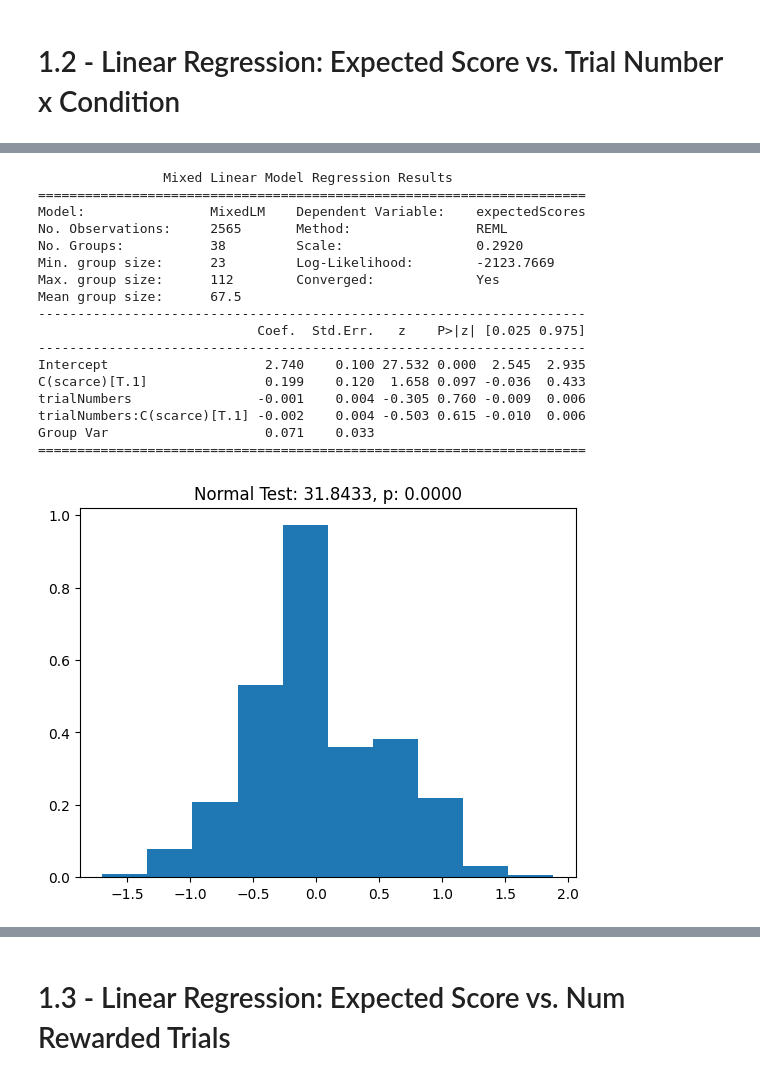
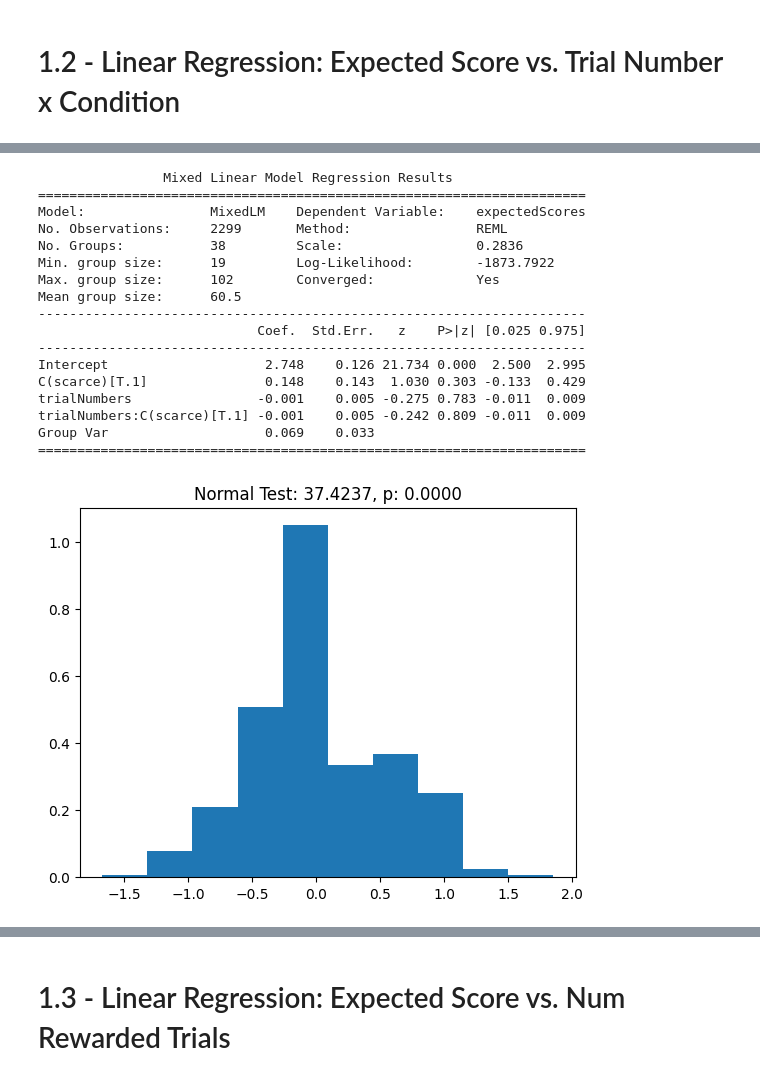
Before and after one commit to srinidhisrinivas/mcl-scarcity-mouselab, a Jupyter notebook: analysis/Data Analysis.ipynb, the cells around one changed output, grey strips where cells are left out. Cells and saved outputs as stored; diff of their text form; code cells hidden in the pictures.

```diff
--- a/analysis/Data Analysis.ipynb
+++ b/analysis/Data Analysis.ipynb
@@ -858,5 +899,5 @@ plt.show()
 # %%
-control_partition = 7 # Somehow choose based on possible candidates
+control_partition = partition_candidates[0] # Somehow choose based on possible candidates
 
 # Separating into learning and performance phase
 control_learning_data = analysis_data.loc[(analysis_data.scarce == 0) & (analysis_data.trialNumbers <= control_partition)]
@@ -1026,0 +1185,13 @@ scarce_partition_plot_data_joint = [data for data in scarce_plot_data if data[0]
+# %%
+# Showing GLM results - scarce
+candidate_glm_results_scarce = [data for data in scarce_glm_results if float(data[0]) in partition_candidates]
+
+for trialNum, results_1, results_2 in candidate_glm_results_scarce:
+    print("Trial Num: {}".format(trialNum))
+    print("\nTwo-Slope Model:\nBIC LLF: {0:0.4f}\n\nBIC Deviance: {1:0.4f}\n\nAIC: {2:0.4f}\n"
+          .format(results_1.bic_llf,results_1.bic_deviance, results_1.aic))
+    print(results_1.summary())
+
+    print("\nOne-Slope Model:\nBIC LLF: {0:0.4f}\n\nBIC Deviance: {1:0.4f}\n\nAIC: {2:0.4f}\n"
+          .format(results_2.bic_llf,results_2.bic_deviance, results_2.aic))
+    print(results_2.summary())
@@ -1026,0 +1504,13 @@ scarce_partition_plot_data_joint = [data for data in scarce_plot_data if data[0]
+# %%
+control_partition = partition_candidates[0] # Somehow choose based on possible candidates
+
+# Separating into learning and performance phase
+control_learning_data = analysis_data.loc[(analysis_data.scarce == 0) & (analysis_data.trialNumbers <= control_partition)]
+control_performance_data = analysis_data.loc[(analysis_data.scarce ==0) & (analysis_data.trialNumbers > control_partition)]
+
+# Without transformation
+control_learning_data_orig = filtered_data.loc[(filtered_data.scarce == 1) & (filtered_data.trialNumbers <= control_partition)]
+control_performance_data_orig = filtered_data.loc[(filtered_data.scarce ==1) & (filtered_data.trialNumbers > control_partition)]
+
+# Store the slope, intercept, etc. of the best partition
+control_partition_plot_data = [data for data in candidate_plot_data_control if data[0] == control_partition][0]
@@ -1026,0 +1844,13 @@ scarce_partition_plot_data_joint = [data for data in scarce_plot_data if data[0]
+# %%
+scarce_partition = 18 # partition_candidates[0] # Somehow choose based on possible candidates
+
+# Separating into learning and performance phase
+scarce_learning_data = analysis_data.loc[(analysis_data.scarce == 1) & (analysis_data.trialNumbers <= scarce_partition)]
+scarce_performance_data = analysis_data.loc[(analysis_data.scarce ==1) & (analysis_data.trialNumbers > scarce_partition)]
+
+# Without transformation
+scarce_learning_data_orig = filtered_data.loc[(filtered_data.scarce == 1) & (filtered_data.trialNumbers <= scarce_partition)]
+scarce_performance_data_orig = filtered_data.loc[(filtered_data.scarce ==1) & (filtered_data.trialNumbers > scarce_partition)]
+
+# Store the slope, intercept, etc. of the best partition
+scarce_partition_plot_data = [data for data in candidate_plot_data_scarce if data[0] == scarce_partition][0]
@@ -1128,45 +1960,45 @@ plt.show()
 # Performance Phase
 
 if joint_partition:
-    learning_df = all_performance_data
+    performance_df = all_performance_data
 else:
-    learning_df = pd.concat([scarce_performance_data, control_performance_data]).reset_index(drop=True)
+    performance_df = pd.concat([scarce_performance_data, control_performance_data]).reset_index(drop=True)
 
 # performance_df = scarce_performance_data
 
 formula = 'expectedScores ~ trialNumbers + C(scarce) + trialNumbers:C(scarce)'
 
 mixed = True
 
 if mixed:
     glm = smf.mixedlm(formula=formula, data=performance_df, groups=performance_df['workerId'])
 else:
     glm = smf.glm(formula=formula, data=performance_df)
 
 results = glm.fit()
 
 print(results.summary())
 resids = results.resid_response if not mixed else results.resid
 normaltest = scipy.stats.normaltest(resids)
 plt.hist(resids, density=True)
 plt.title("Normal Test: {0:0.4f}, p: {1:0.4f}".format(normaltest[0], normaltest[1]))
 plt.show()
 # %% [output]
                 Mixed Linear Model Regression Results
 ======================================================================
 Model:                MixedLM    Dependent Variable:    expectedScores
-No. Observations:     2565       Method:                REML
-No. Groups:           38         Scale:                 0.2920
-Min. group size:      23         Log-Likelihood:        -2123.7669
-Max. group size:      112        Converged:             Yes
-Mean group size:      67.5
+No. Observations:     2299       Method:                REML
+No. Groups:           38         Scale:                 0.2836
+Min. group size:      19         Log-Likelihood:        -1873.7922
+Max. group size:      102        Converged:             Yes
+Mean group size:      60.5
 ----------------------------------------------------------------------
                             Coef.  Std.Err.   z    P>|z| [0.025 0.975]
 ----------------------------------------------------------------------
-Intercept                    2.740    0.100 27.532 0.000  2.545  2.935
-C(scarce)[T.1]               0.199    0.120  1.658 0.097 -0.036  0.433
-trialNumbers                -0.001    0.004 -0.305 0.760 -0.009  0.006
-trialNumbers:C(scarce)[T.1] -0.002    0.004 -0.503 0.615 -0.010  0.006
-Group Var                    0.071    0.033
+Intercept                    2.748    0.126 21.734 0.000  2.500  2.995
+C(scarce)[T.1]               0.148    0.143  1.030 0.303 -0.133  0.429
+trialNumbers                -0.001    0.005 -0.275 0.783 -0.011  0.009
+trialNumbers:C(scarce)[T.1] -0.001    0.005 -0.242 0.809 -0.011  0.009
+Group Var                    0.069    0.033
 ======================================================================
-[figure, old version]
+[figure, new version]
```
Also changed, not shown: parts of 69 cells of this notebook, 4 other files.
